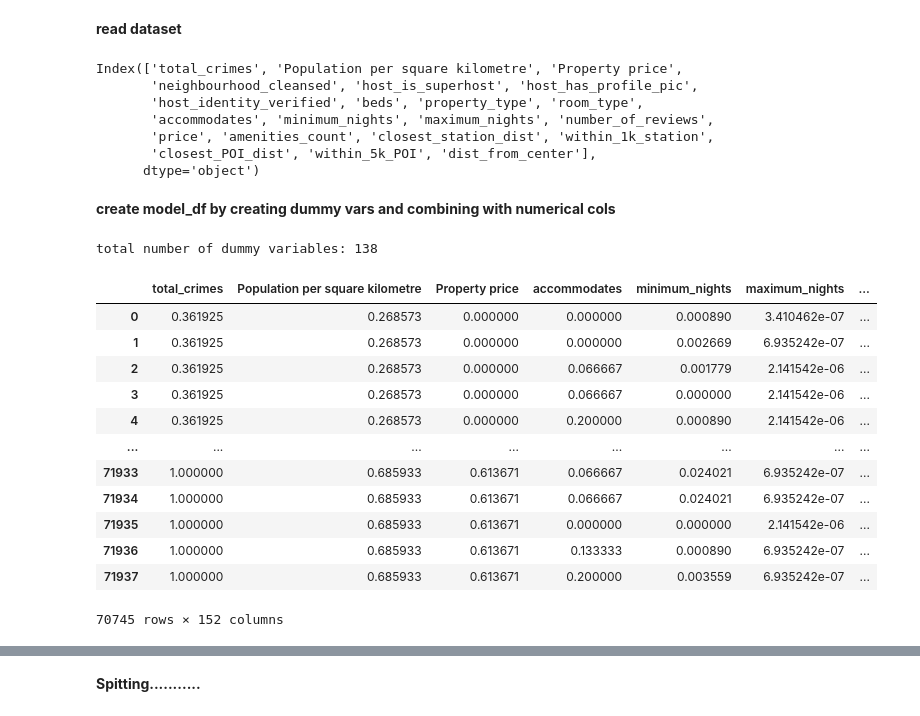
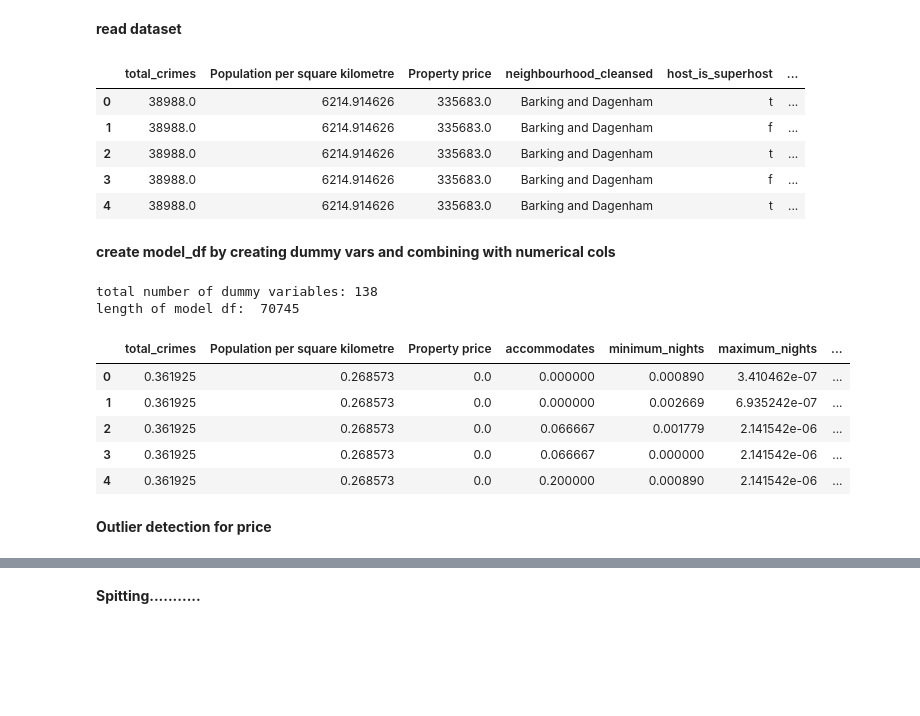
Before and after one commit to euisuck2/Deep-Learning-project-1, a Jupyter notebook: Split_test_train.ipynb, the cells around one changed output, grey strips where cells are left out. Drawn from its saved outputs; the diff is of its cells as text; code cells hidden in the pictures; blank space fills up the shorter version.

```diff
--- a/Split_test_train.ipynb
+++ b/Split_test_train.ipynb
@@ -27,66 +23,64 @@ df = pd.read_csv('assets/cleaned_assets/df_cleaned.csv', index_col=0)
 del df['id']
 del df['host_since'] # ------------> try to experiment with this
 del df['amenities'] # ------------> try to experiment with this
-del df['latitude'] # ------------> try to experiment with this
-del df['longitude'] # ------------> try to experiment with this
+del df['latitude']
+del df['longitude']
 del df['Borough'] # ------------> we do not need this anymore
 # show all columns
-df.columns
+df.head(5)
 # %% [output]
-Index(['total_crimes', 'Population per square kilometre', 'Property price',
-       'neighbourhood_cleansed', 'host_is_superhost', 'host_has_profile_pic',
-       'host_identity_verified', 'beds', 'property_type', 'room_type',
-       'accommodates', 'minimum_nights', 'maximum_nights', 'number_of_reviews',
-       'price', 'amenities_count', 'closest_station_dist', 'within_1k_station',
-       'closest_POI_dist', 'within_5k_POI', 'dist_from_center'],
-      dtype='object')
+|  | total_crimes | Population per square kilometre | Property price | neighbourhood_cleansed | host_is_superhost | ... |
+| 0 | 38988.0 | 6214.914626 | 335683.0 | Barking and Dagenham | t | ... |
+| 1 | 38988.0 | 6214.914626 | 335683.0 | Barking and Dagenham | f | ... |
+| 2 | 38988.0 | 6214.914626 | 335683.0 | Barking and Dagenham | t | ... |
+| 3 | 38988.0 | 6214.914626 | 335683.0 | Barking and Dagenham | f | ... |
+| 4 | 38988.0 | 6214.914626 | 335683.0 | Barking and Dagenham | t | ... |
 # %% [markdown]
 **create model_df by creating dummy vars and combining with numerical cols**
 # %%
-neighbourhood_cleansed_dummy = pd.get_dummies(df["neighbourhood_cleansed"])
-host_has_profile_pic_dummy = pd.get_dummies(df["host_has_profile_pic"]).rename(columns = {'f': 'host_has_profile_pic_f', 't': 'host_has_profile_pic_t'})
-host_identity_verified_dummy = pd.get_dummies(df["host_identity_verified"]).rename(columns = {'f': 'host_identity_verified_f', 't': 'host_identity_verified_t'})
-property_type_dummy = pd.get_dummies(df["property_type"])
-room_type_dummy = pd.get_dummies(df["room_type"])
+neighbourhood_cleansed_dummy = pd.get_dummies(df["neighbourhood_cleansed"], drop_first=False)
+host_has_profile_pic_dummy = pd.get_dummies(df["host_has_profile_pic"], drop_first=False).rename(columns = {'f': 'host_has_profile_pic_f', 't': 'host_has_profile_pic_t'})
+host_identity_verified_dummy = pd.get_dummies(df["host_identity_verified"], drop_first=False).rename(columns = {'f': 'host_identity_verified_f', 't': 'host_identity_verified_t'})
+property_type_dummy = pd.get_dummies(df["property_type"], drop_first=False)
+room_type_dummy = pd.get_dummies(df["room_type"], drop_first=False)
+room_type_dummy.columns = ['Entire home/apt (room type)', 'Hotel room (room type)',	'Private room (room type)',	'Shared room (room type)']
 
 # Combining the non dummy wtih dummy variables datasets
 dummy_features = pd.concat([neighbourhood_cleansed_dummy,
                             host_has_profile_pic_dummy,
                             host_identity_verified_dummy,
                             property_type_dummy,
                             room_type_dummy], axis = 1)
 
 print("total number of dummy variables:", len(dummy_features.columns))
 
 # Remaining features left that were not converted to dummy and for scaling
 # Splitting the independent and dependent variables - standardization
 scaled_data = df[['total_crimes', 'Population per square kilometre',
-                     'Property price', 'accommodates', 'minimum_nights', 'maximum_nights',
-                     'number_of_reviews', 'amenities_count', 'closest_station_dist', 'within_1k_station',
-                     'closest_POI_dist', 'within_5k_POI', 'dist_from_center']]
+                  'Property price', 'accommodates', 'minimum_nights', 'maximum_nights',
+                  'number_of_reviews', 'amenities_count', 'closest_station_dist', 'within_1k_station',
+                  'closest_POI_dist', 'within_5k_POI', 'dist_from_center']]
+
 # apply the scaling using pandas to prevent any warnings
 scaled_data = (scaled_data - scaled_data.min()) / (scaled_data.max() - scaled_data.min())
 
 # target variable
 df_target = df[['price']]
 
 # combine into one df for modelling use
 combined_df = pd.concat([scaled_data, dummy_features], axis=1)
 model_df = pd.concat([combined_df, df_target], axis=1)
 # print(model_df.shape)
-model_df
+print("length of model df: ", len(model_df))
+model_df.head(5)
 # %% [output]
 total number of dummy variables: 138
+length of model df:  70745
 |  | total_crimes | Population per square kilometre | Property price | accommodates | minimum_nights | maximum_nights | ... |
-| 0 | 0.361925 | 0.268573 | 0.000000 | 0.000000 | 0.000890 | 3.410462e-07 | ... |
-| 1 | 0.361925 | 0.268573 | 0.000000 | 0.000000 | 0.002669 | 6.935242e-07 | ... |
-| 2 | 0.361925 | 0.268573 | 0.000000 | 0.066667 | 0.001779 | 2.141542e-06 | ... |
-| 3 | 0.361925 | 0.268573 | 0.000000 | 0.066667 | 0.000000 | 2.141542e-06 | ... |
-| 4 | 0.361925 | 0.268573 | 0.000000 | 0.200000 | 0.000890 | 2.141542e-06 | ... |
-| ... | ... | ... | ... | ... | ... | ... | ... |
-| 71933 | 1.000000 | 0.685933 | 0.613671 | 0.066667 | 0.024021 | 6.935242e-07 | ... |
-| 71934 | 1.000000 | 0.685933 | 0.613671 | 0.066667 | 0.024021 | 6.935242e-07 | ... |
-| 71935 | 1.000000 | 0.685933 | 0.613671 | 0.000000 | 0.000000 | 2.141542e-06 | ... |
-| 71936 | 1.000000 | 0.685933 | 0.613671 | 0.133333 | 0.000890 | 6.935242e-07 | ... |
-| 71937 | 1.000000 | 0.685933 | 0.613671 | 0.200000 | 0.003559 | 6.935242e-07 | ... |
+| 0 | 0.361925 | 0.268573 | 0.0 | 0.000000 | 0.000890 | 3.410462e-07 | ... |
+| 1 | 0.361925 | 0.268573 | 0.0 | 0.000000 | 0.002669 | 6.935242e-07 | ... |
+| 2 | 0.361925 | 0.268573 | 0.0 | 0.066667 | 0.001779 | 2.141542e-06 | ... |
+| 3 | 0.361925 | 0.268573 | 0.0 | 0.066667 | 0.000000 | 2.141542e-06 | ... |
+| 4 | 0.361925 | 0.268573 | 0.0 | 0.200000 | 0.000890 | 2.141542e-06 | ... |
-70745 rows × 152 columns
+# %% [markdown]
+**Outlier detection for price**
```
Also changed, not shown: parts of 7 cells of this notebook.
